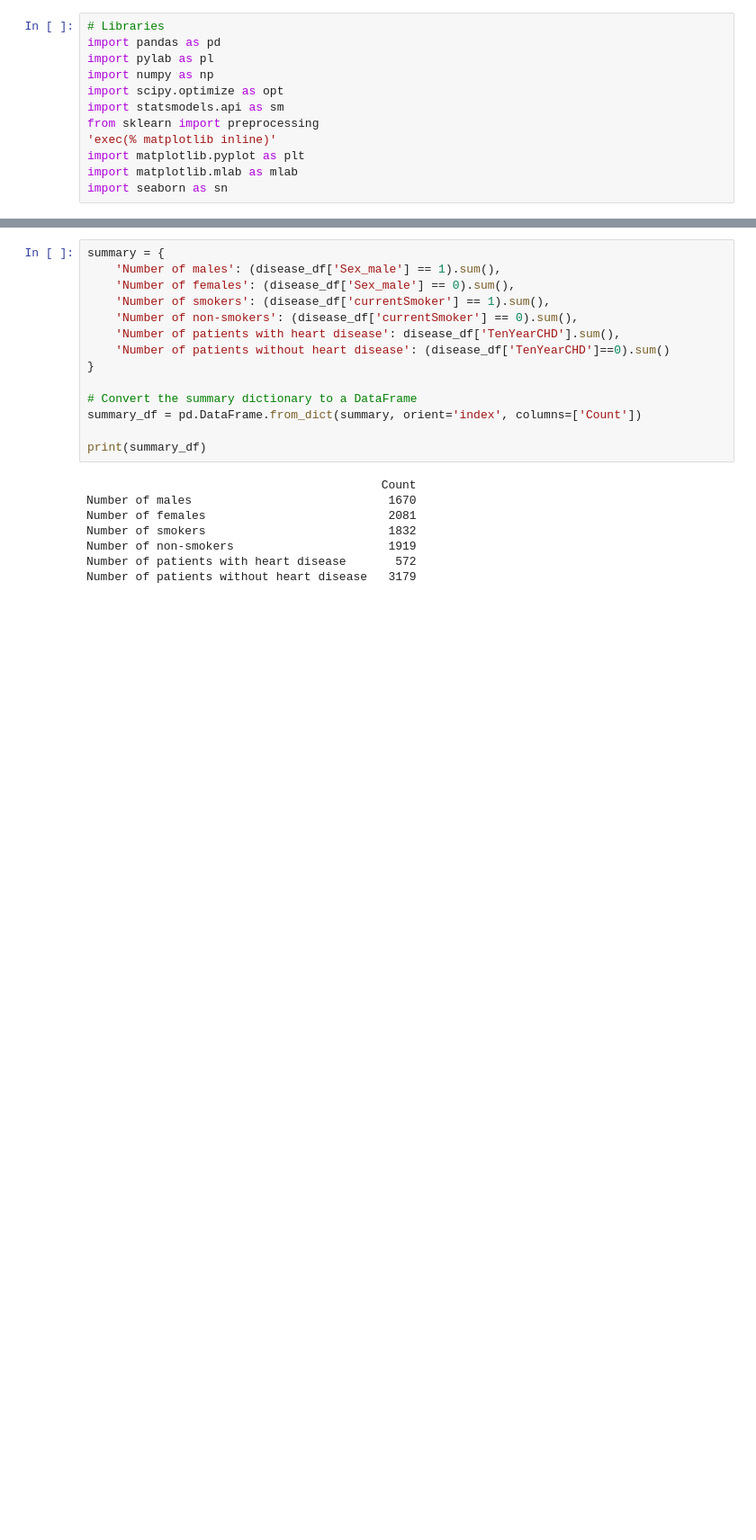
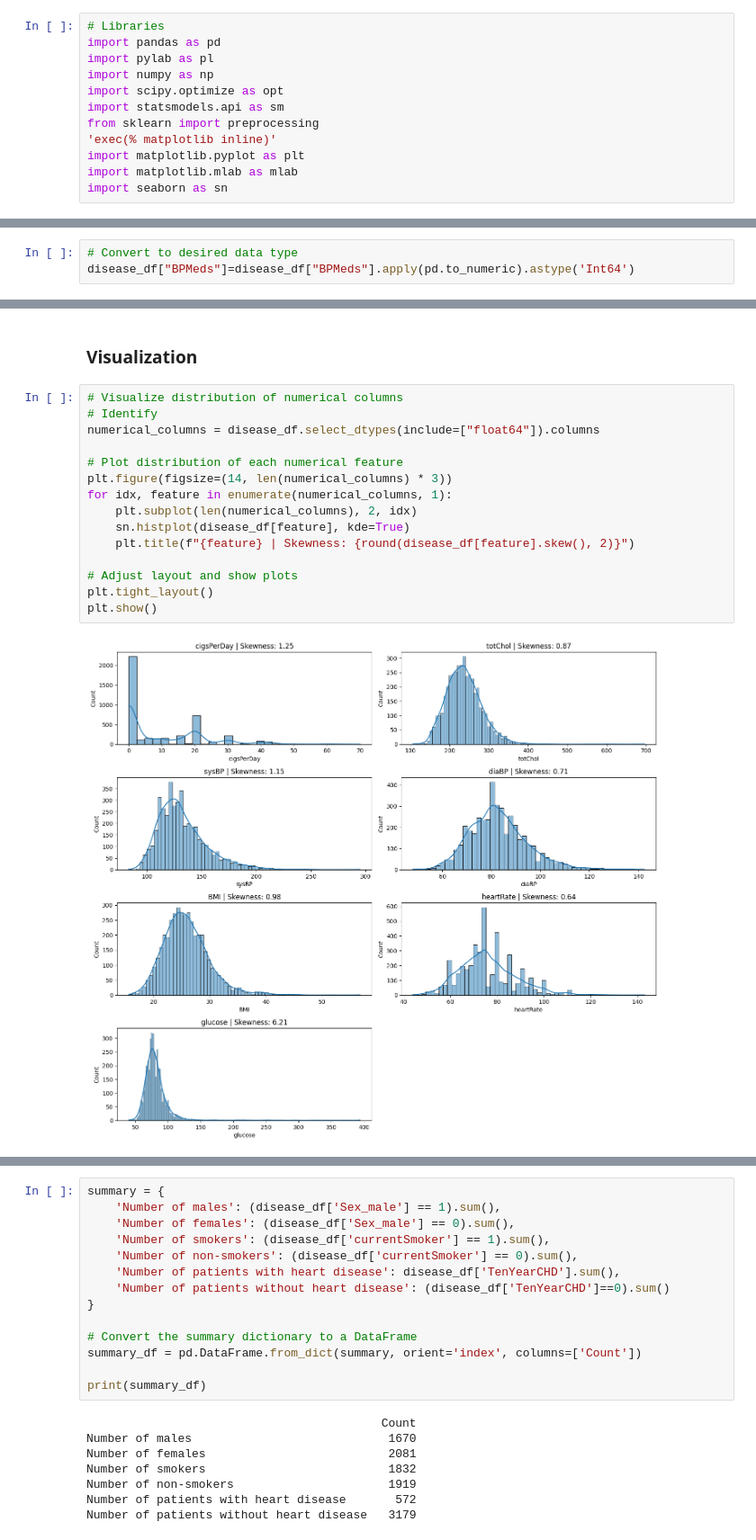
Before and after one commit to alekubala/Logistic_regression, a Jupyter notebook: heart_disease.ipynb, the cells around one changed output, grey strips where cells are left out. Shown: that part at 90% size. Cells and saved outputs as stored; diff of their text form; blank space fills up the shorter version.

```diff
--- a/heart_disease.ipynb
+++ b/heart_disease.ipynb
@@ -46,0 +90,3 @@ memory usage: 497.0 KB
+# %%
+# Convert to desired data type
+disease_df["BPMeds"]=disease_df["BPMeds"].apply(pd.to_numeric).astype('Int64')
@@ -46,0 +109,19 @@ memory usage: 497.0 KB
+# %% [markdown]
+### Visualization
+# %%
+# Visualize distribution of numerical columns
+# Identify
+numerical_columns = disease_df.select_dtypes(include=["float64"]).columns
+
+# Plot distribution of each numerical feature
+plt.figure(figsize=(14, len(numerical_columns) * 3))
+for idx, feature in enumerate(numerical_columns, 1):
+    plt.subplot(len(numerical_columns), 2, idx)
+    sn.histplot(disease_df[feature], kde=True)
+    plt.title(f"{feature} | Skewness: {round(disease_df[feature].skew(), 2)}")
+
+# Adjust layout and show plots
+plt.tight_layout()
+plt.show()
+# %% [output]
+[figure, added]
```
Also changed, not shown: parts of 30 cells of this notebook.
